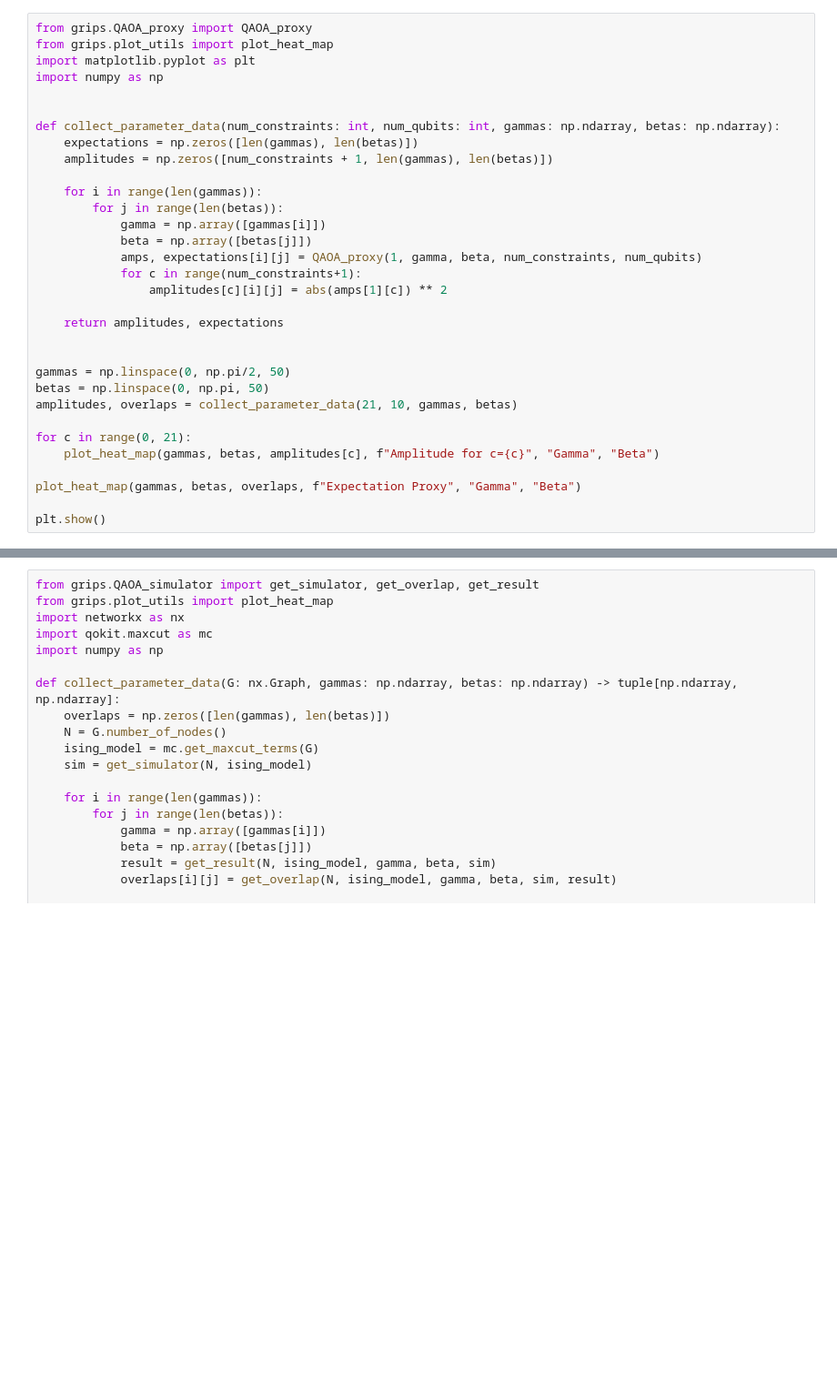
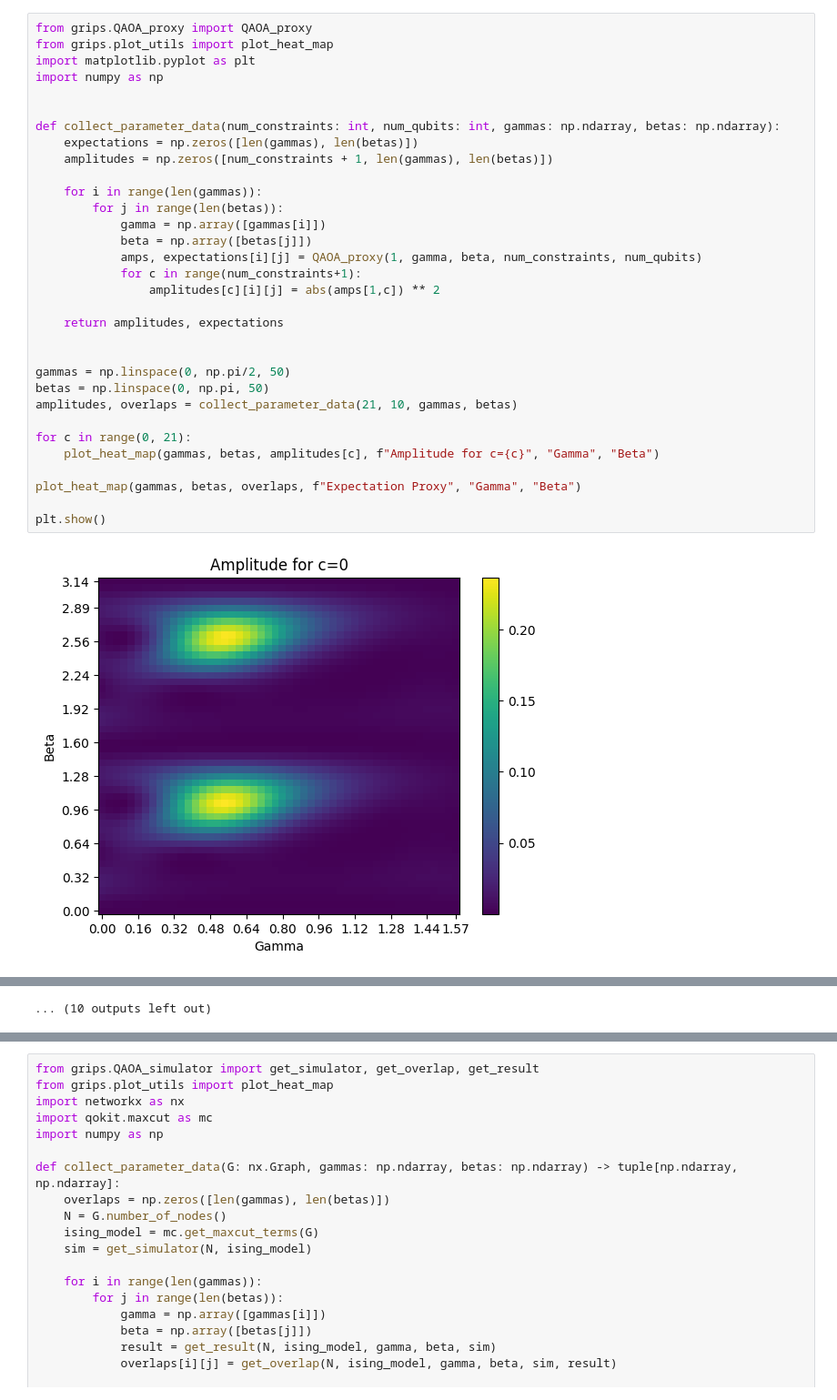
Before and after one commit to leespen1/QOKit, a Jupyter notebook: grips_examples/QAOA_proxy_plots.ipynb, the cells around one changed output, grey strips where cells are left out. Shown at 91% size. Cells and saved outputs as stored; diff of their text form; blank space fills up the shorter version.

```diff
--- a/grips_examples/QAOA_proxy_plots.ipynb
+++ b/grips_examples/QAOA_proxy_plots.ipynb
@@ -62,31 +63,33 @@ plt.show()
 from grips.QAOA_proxy import QAOA_proxy
 from grips.plot_utils import plot_heat_map
 import matplotlib.pyplot as plt
 import numpy as np
 
 
 def collect_parameter_data(num_constraints: int, num_qubits: int, gammas: np.ndarray, betas: np.ndarray):
     expectations = np.zeros([len(gammas), len(betas)])
     amplitudes = np.zeros([num_constraints + 1, len(gammas), len(betas)])
 
     for i in range(len(gammas)):
         for j in range(len(betas)):
             gamma = np.array([gammas[i]])
             beta = np.array([betas[j]])
             amps, expectations[i][j] = QAOA_proxy(1, gamma, beta, num_constraints, num_qubits)
             for c in range(num_constraints+1):
-                amplitudes[c][i][j] = abs(amps[1][c]) ** 2
+                amplitudes[c][i][j] = abs(amps[1,c]) ** 2
 
     return amplitudes, expectations
 
 
 gammas = np.linspace(0, np.pi/2, 50)
 betas = np.linspace(0, np.pi, 50)
 amplitudes, overlaps = collect_parameter_data(21, 10, gammas, betas)
 
 for c in range(0, 21):
     plot_heat_map(gammas, betas, amplitudes[c], f"Amplitude for c={c}", "Gamma", "Beta")
 
 plot_heat_map(gammas, betas, overlaps, f"Expectation Proxy", "Gamma", "Beta")
 
 plt.show()
+# %% [output]
+[figure, added]
@@ -93,3 +107,4 @@ plt.show()
+... (10 outputs left out)
 # %%
 from grips.QAOA_paper_proxy import QAOA_paper_proxy
 from grips.plot_utils import plot_heat_map
```
Also changed, not shown: parts of 4 cells of this notebook, 2 other files.
